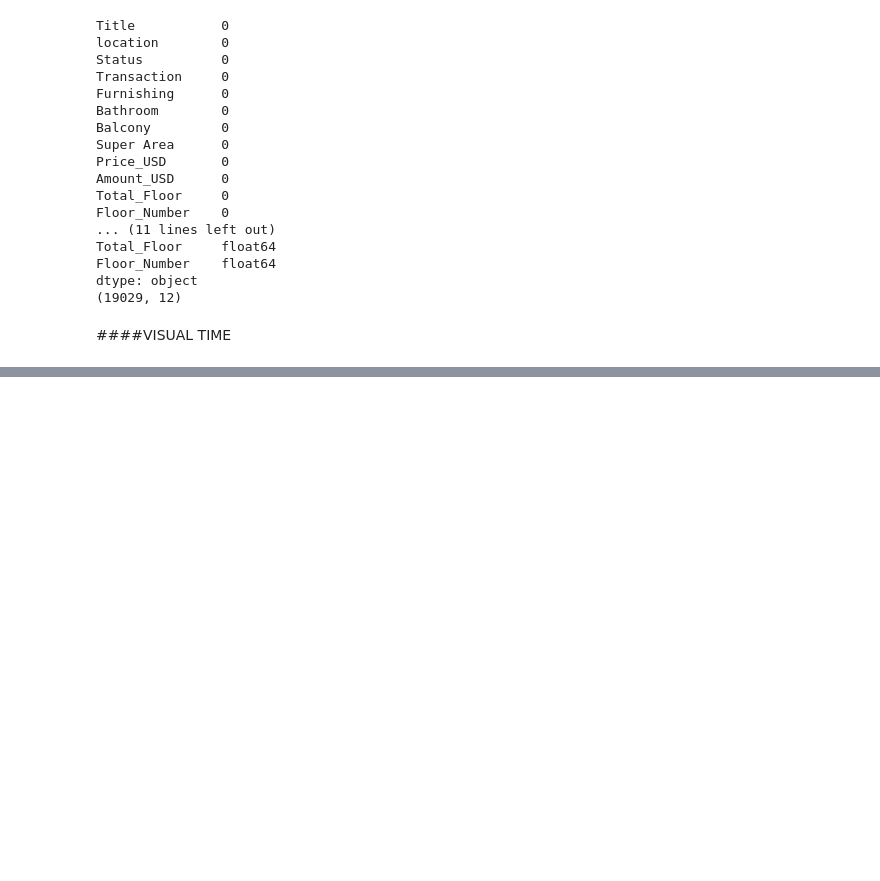
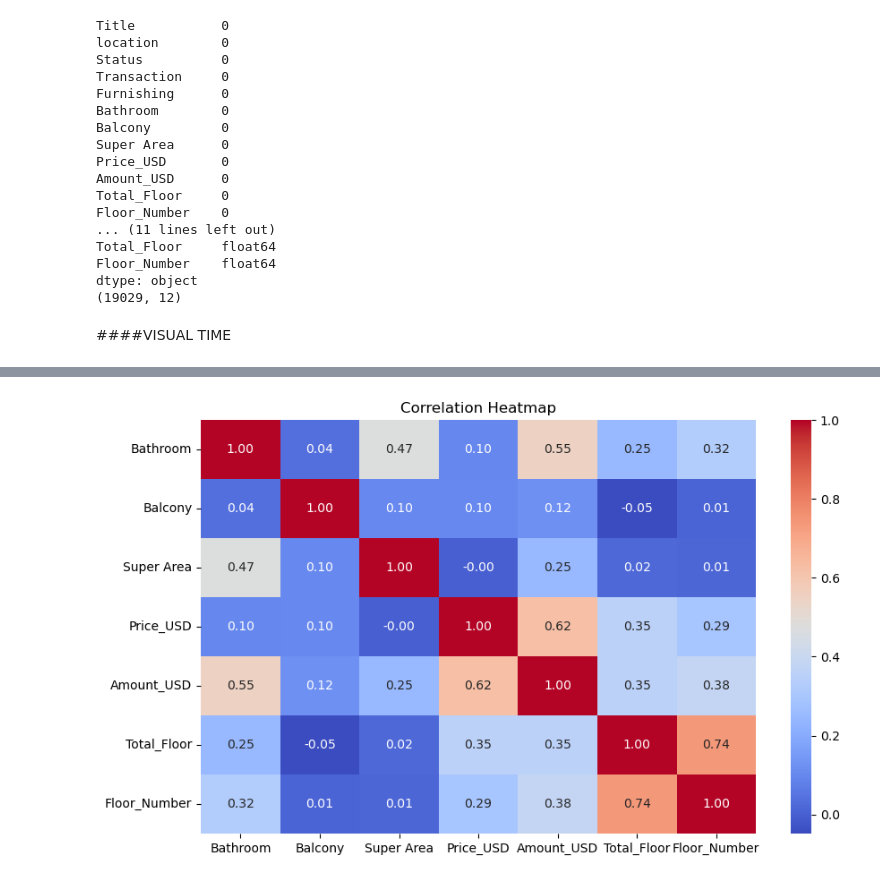
Before and after one commit to tobezhanabi/medium-HousePredict, a Jupyter notebook: ProjectHousePrice.ipynb, the cells around one changed output, grey strips where cells are left out. Drawn from its saved outputs; the diff is of its cells as text; code cells hidden in the pictures; blank space fills up the shorter version.

```diff
--- a/ProjectHousePrice.ipynb
+++ b/ProjectHousePrice.ipynb
@@ -468,0 +474,8 @@ plt.show()
+# %%
+plt.figure(figsize=(10, 6))
+numeric_cols = train.select_dtypes(include='float64').corr()
+sns.heatmap(numeric_cols, annot=True, fmt='.2f', cmap='coolwarm')
+plt.title('Correlation Heatmap')
+plt.show()
+# %% [output]
+[figure, added]
```
Also changed, not shown: parts of 8 cells of this notebook.
